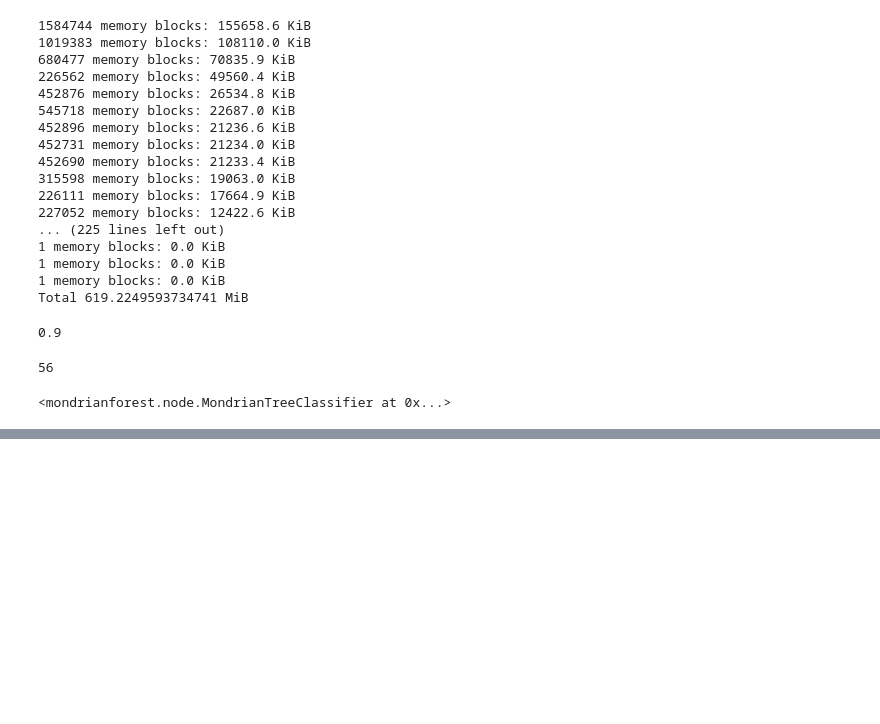
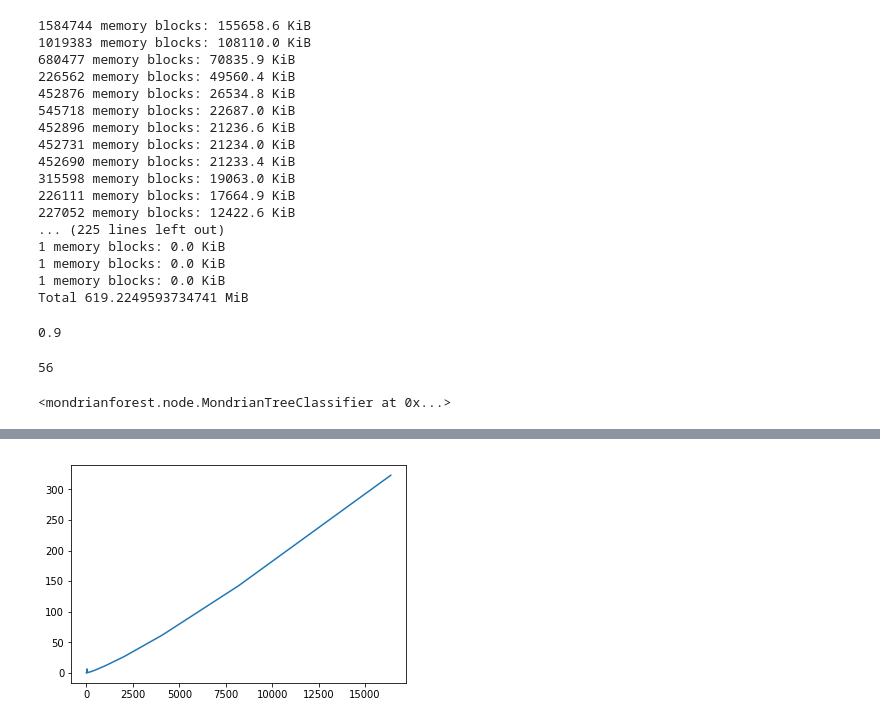
Before and after one commit to harveydevereux/Mondrian, a Jupyter notebook: python_comp.ipynb, the cells around one changed output, grey strips where cells are left out. Saved outputs shown, nothing was run; the diff lists cells and outputs as text; code cells hidden in the pictures; blank space fills up the shorter version.

```diff
--- a/python_comp.ipynb
+++ b/python_comp.ipynb
@@ -69,0 +104,5 @@ f.trees[1]
+# %%
+f = mf.MondrianForestClassifier(n_tree=512)
+a = time.time()
+f.fit(x,y)
+time.time()-a
@@ -69,0 +119,16 @@ f.trees[1]
+# %%
+x,y = fake_data(1000,5)
+X,Y = fake_data(100,5)
+
+times = []
+acc = []
+n = []
+for i in range(1,15):
+    print(2**i)
+    x,y = fake_data(2**i,5)
+    f = mf.MondrianForestClassifier(n_tree=50)
+    a = time.time()
+    f.fit(x,y)
+    times.append(time.time()-a)
+    #acc.append(f.score(X,Y))
+    n.append(2**i)
@@ -69,0 +150,5 @@ f.trees[1]
+# %%
+plt.plot(n,times)
+plt.show()
+# %% [output]
+[figure, added]
```
Also changed, not shown: parts of 15 cells of this notebook, 11 other files.
